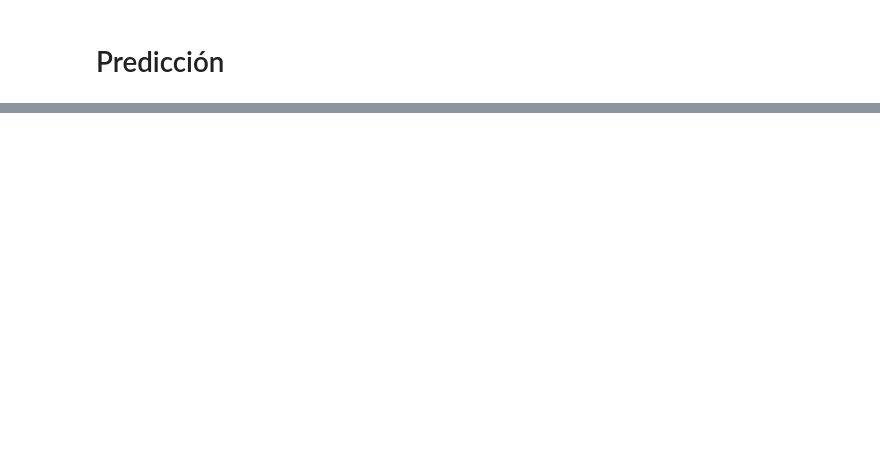
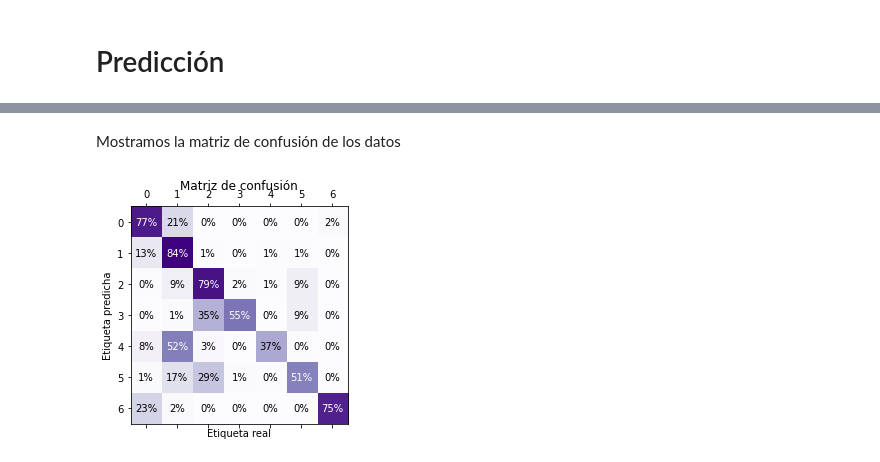
Before and after one commit to Ludvins/DGIIM_ProyectoAA, a Jupyter notebook: Proyecto.ipynb, the cells around one changed output, grey strips where cells are left out. Cells and saved outputs as stored; diff of their text form; code cells hidden in the pictures; blank space fills up the shorter version.

```diff
--- a/Proyecto.ipynb
+++ b/Proyecto.ipynb
@@ -237,0 +280,7 @@ plt.show()
+# %% [markdown]
+Mostramos la matriz de confusión de los datos
+# %%
+"""Muestra matriz de confusión de la base de datos de dígitos."""
+show_confusion_matrix(y_test, y_pred, 7)
+# %% [output]
+[figure, added]
```
Also changed, not shown: parts of 35 cells of this notebook, 1 other file.
